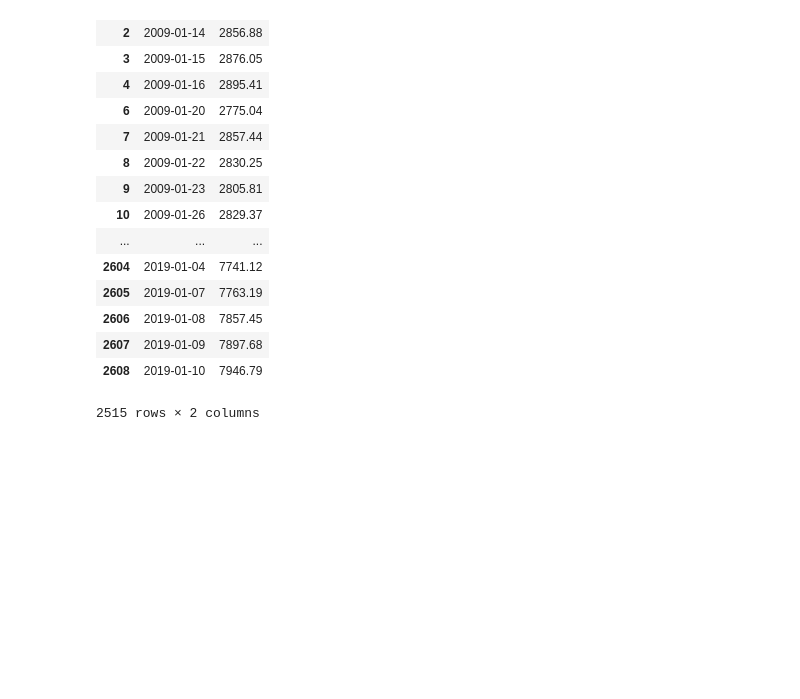
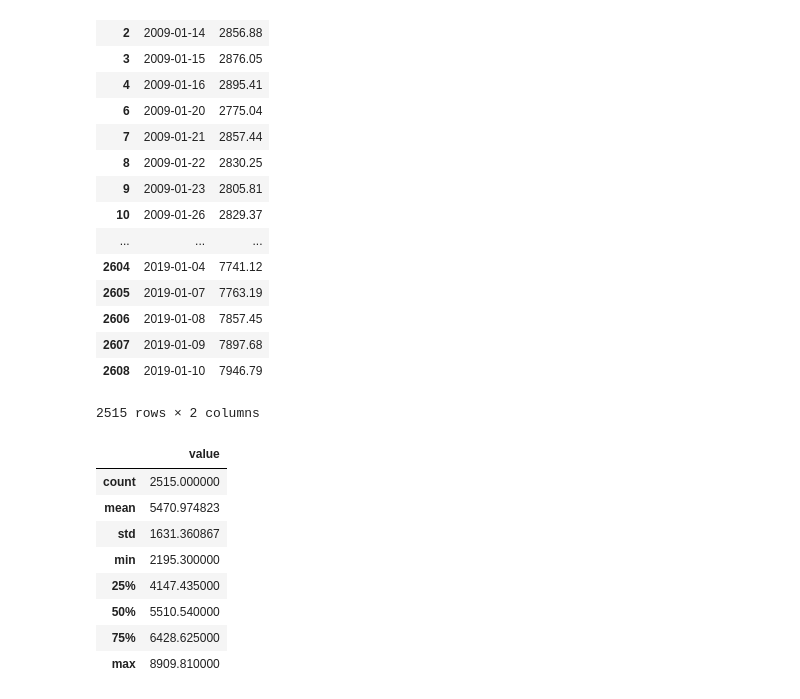
Before and after one commit to peterofson/Python_MachineLearning, a Jupyter notebook: Stock Market & Weather/StockMarket&Weather.ipynb, the cells around one changed output. Saved outputs shown, nothing was run; the diff lists cells and outputs as text; code cells hidden in the pictures; blank space fills up the shorter version.

```diff
--- a/Stock Market & Weather/StockMarket&Weather.ipynb
+++ b/Stock Market & Weather/StockMarket&Weather.ipynb
@@ -56,4 +56,16 @@ df_dows
 | 2607 | 2019-01-09 | 7897.68 |
 | 2608 | 2019-01-10 | 7946.79 |
 2515 rows × 2 columns
+# %%
+df_dows.describe()
+# %% [output]
+|  | value |
+| count | 2515.000000 |
+| mean | 5470.974823 |
+| std | 1631.360867 |
+| min | 2195.300000 |
+| 25% | 4147.435000 |
+| 50% | 5510.540000 |
+| 75% | 6428.625000 |
+| max | 8909.810000 |
 # %%
```
Also changed, not shown: parts of 2 cells of this notebook.
